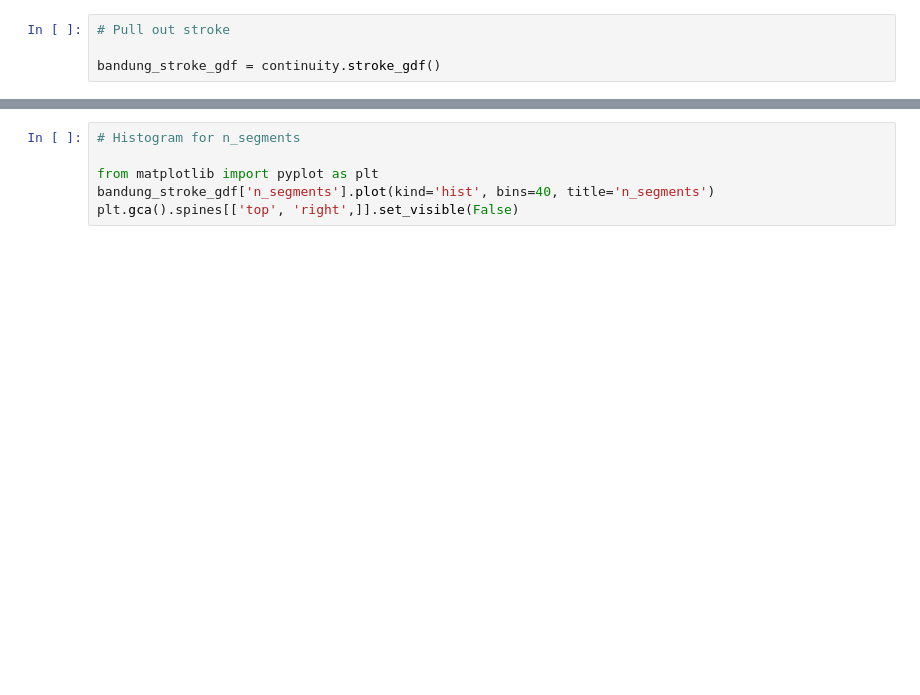
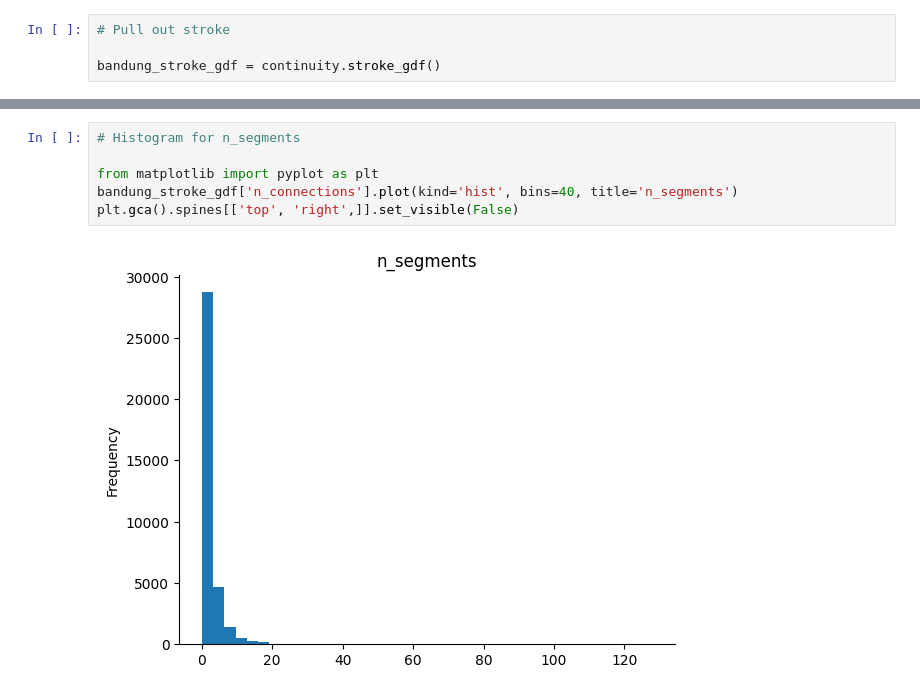
Before and after one commit to greymouse1/spatialanalysis, a Jupyter notebook: continuity.ipynb, the cells around one changed output, grey strips where cells are left out. Drawn from its saved outputs; the diff is of its cells as text; blank space fills up the shorter version.

```diff
--- a/continuity.ipynb
+++ b/continuity.ipynb
@@ -142,6 +201,8 @@ bandung_stroke_gdf.plot(
 # %%
 # Histogram for n_segments
 
 from matplotlib import pyplot as plt
-bandung_stroke_gdf['n_segments'].plot(kind='hist', bins=40, title='n_segments')
+bandung_stroke_gdf['n_connections'].plot(kind='hist', bins=40, title='n_segments')
 plt.gca().spines[['top', 'right',]].set_visible(False)
+# %% [output]
+[figure, added]
```
Also changed, not shown: parts of 4 cells of this notebook.
